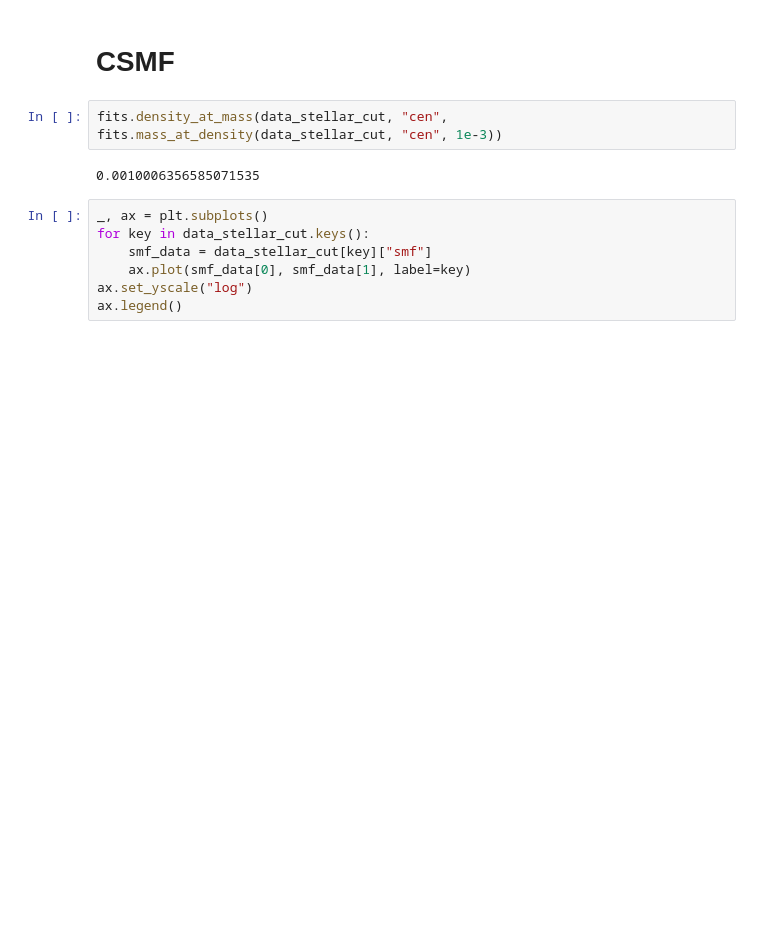
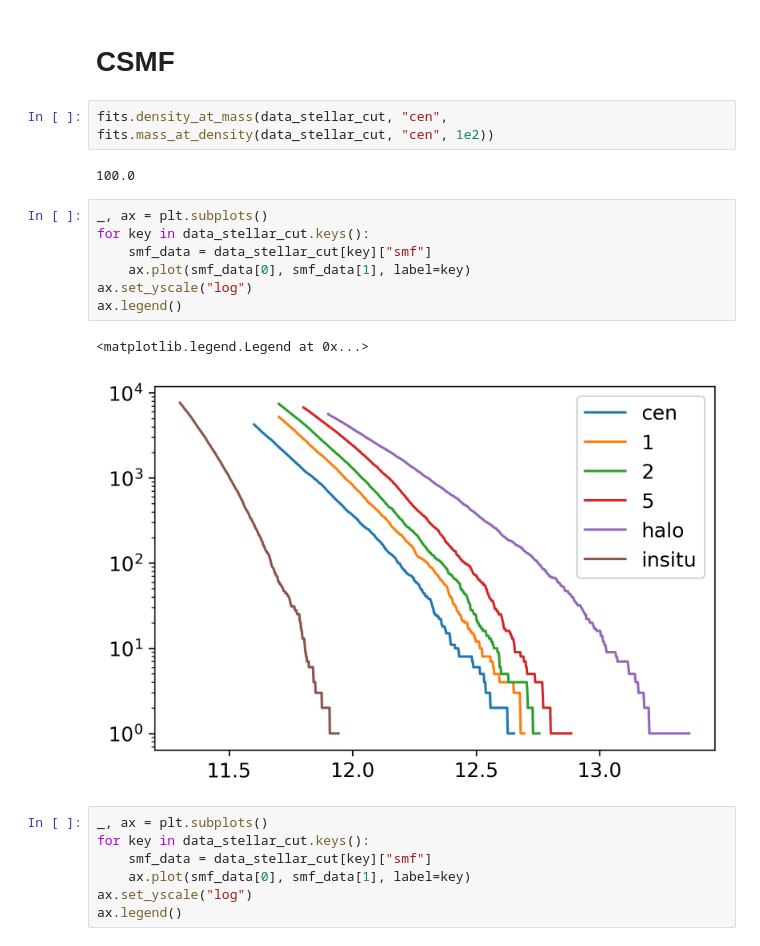
Before and after one commit to dr-guangtou/asap, a Jupyter notebook: cb/main.ipynb, the cells around one changed output. Saved outputs shown, nothing was run; the diff lists cells and outputs as text; blank space fills up the shorter version.

```diff
--- a/cb/main.ipynb
+++ b/cb/main.ipynb
@@ -105,9 +116,19 @@ axes[0].set_ylim(axes[1].get_ylim())
 # %% [markdown]
 # CSMF
 # %%
-fits.density_at_mass(data_stellar_cut, "cen", fits.mass_at_density(data_stellar_cut, "cen", 1e-3))
+fits.density_at_mass(data_stellar_cut, "cen", fits.mass_at_density(data_stellar_cut, "cen", 1e2))
 # %% [output]
-0.0010006356585071535
+100.0
+# %%
+_, ax = plt.subplots()
+for key in data_stellar_cut.keys():
+    smf_data = data_stellar_cut[key]["smf"]
+    ax.plot(smf_data[0], smf_data[1], label=key)
+ax.set_yscale("log")
+ax.legend()
+# %% [output]
+<matplotlib.legend.Legend at 0x...>
+[figure, added]
 # %%
 _, ax = plt.subplots()
 for key in data_stellar_cut.keys():
```
Also changed, not shown: parts of 4 cells of this notebook, 7 other files.
